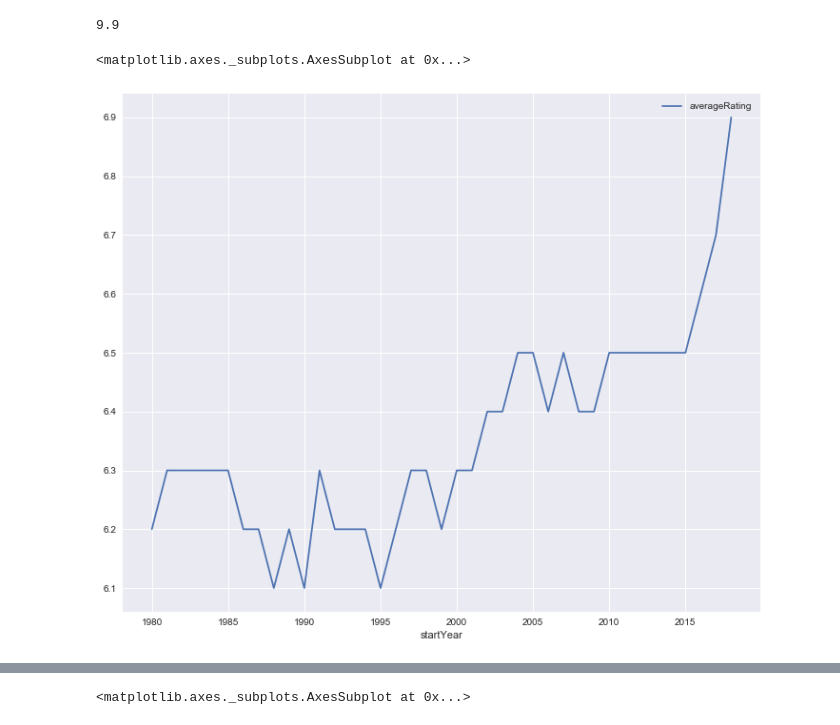
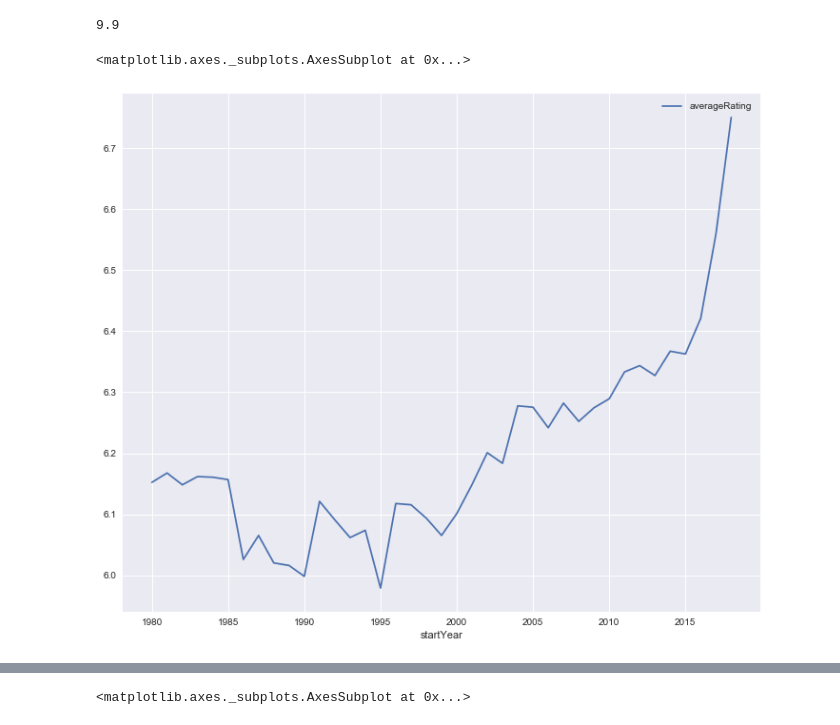
Before and after one commit to dniedermier-cscc/Scrum-Lords-Capstone-2018, a Jupyter notebook: IMDB/Working Notebooks/IMDB_Capstone_CS.ipynb, the cells around one changed output, grey strips where cells are left out. Saved outputs shown, nothing was run; the diff lists cells and outputs as text; code cells hidden in the pictures.

Commit message:
Fixed Year/Rating Graphs & added PoC
Year/Rating graph was being aggregated by the median and shouldn't have been. Also added a graph for movie counts by year.

```diff
--- a/IMDB/Working Notebooks/IMDB_Capstone_CS.ipynb
+++ b/IMDB/Working Notebooks/IMDB_Capstone_CS.ipynb
@@ -483,10 +490,9 @@ display(lower_threshold, upper_threshold)
 9.9
 # %%
 movie_pivot = current_movie_data.pivot_table(index="startYear",
-                       values=["averageRating"],
-                       aggfunc=pd.np.median)
+                       values=["averageRating"])
 
 movie_pivot.plot(kind='line')
 # %% [output]
 <matplotlib.axes._subplots.AxesSubplot at 0x...>
-[figure, old version]
+[figure, new version]
```
Also changed, not shown: parts of 30 cells of this notebook, 4 other files.
